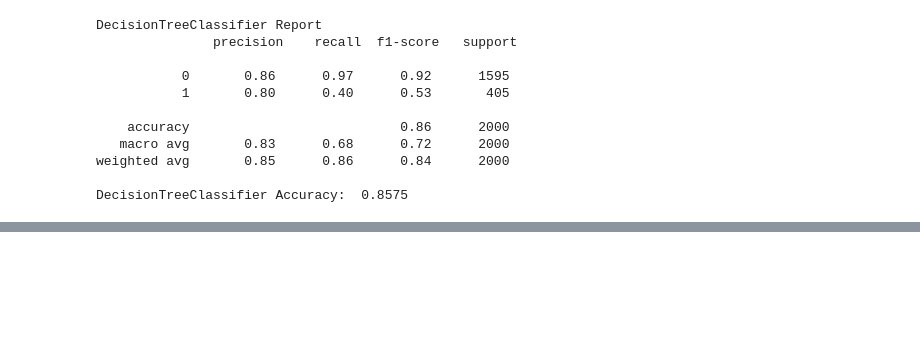
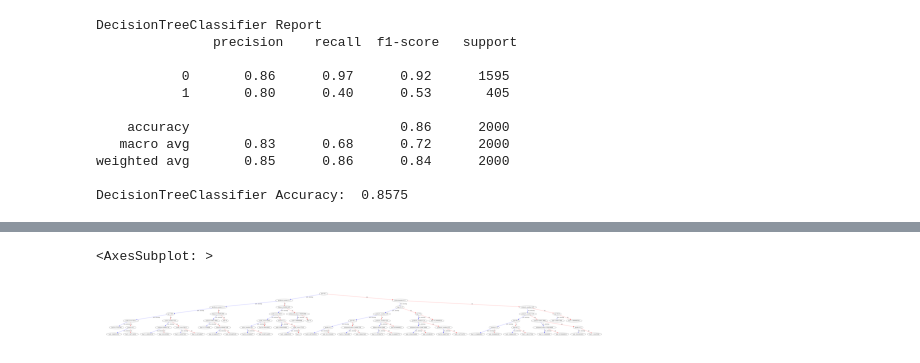
Before and after one commit to SBodapati11/Tree-Classification, a Jupyter notebook: Tree Classification.ipynb, the cells around one changed output, grey strips where cells are left out. Cells and saved outputs as stored; diff of their text form; code cells hidden in the pictures; blank space fills up the shorter version.

```diff
--- a/Tree Classification.ipynb
+++ b/Tree Classification.ipynb
@@ -354,6 +368,12 @@ xgb.fit(X_train, Y_train)
 # Predict the response for test data
 predictions = xgb.predict(X_test)
 predicted_probs = xgb.predict_proba(X_test)
+# %%
+# Visualize XGBoost
+plot_tree(xgb)
+# %% [output]
+<AxesSubplot: >
+[figure, added]
 # %%
 print('XGBoost Classification Report\n', classification_report(Y_test, predictions))
 print('XGBoost Accuracy: ', accuracy_score(Y_test, predictions))
```
Also changed, not shown: parts of 15 cells of this notebook.
